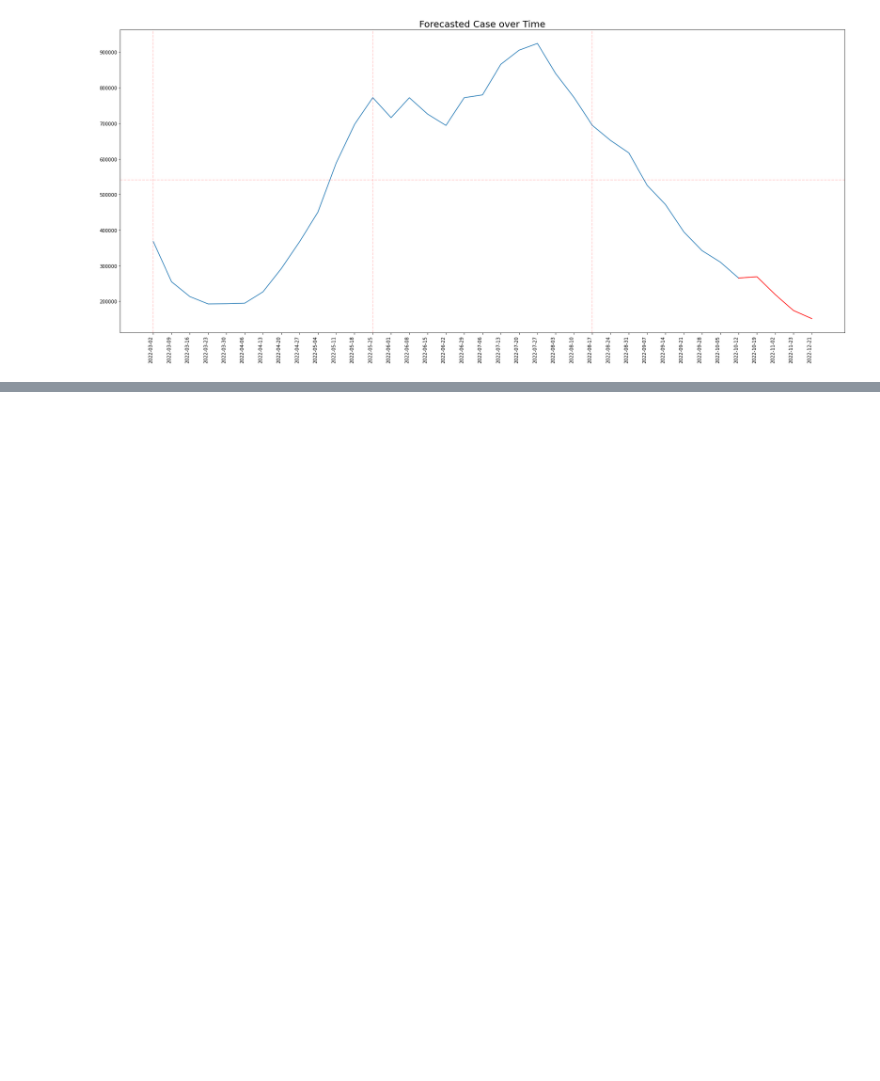
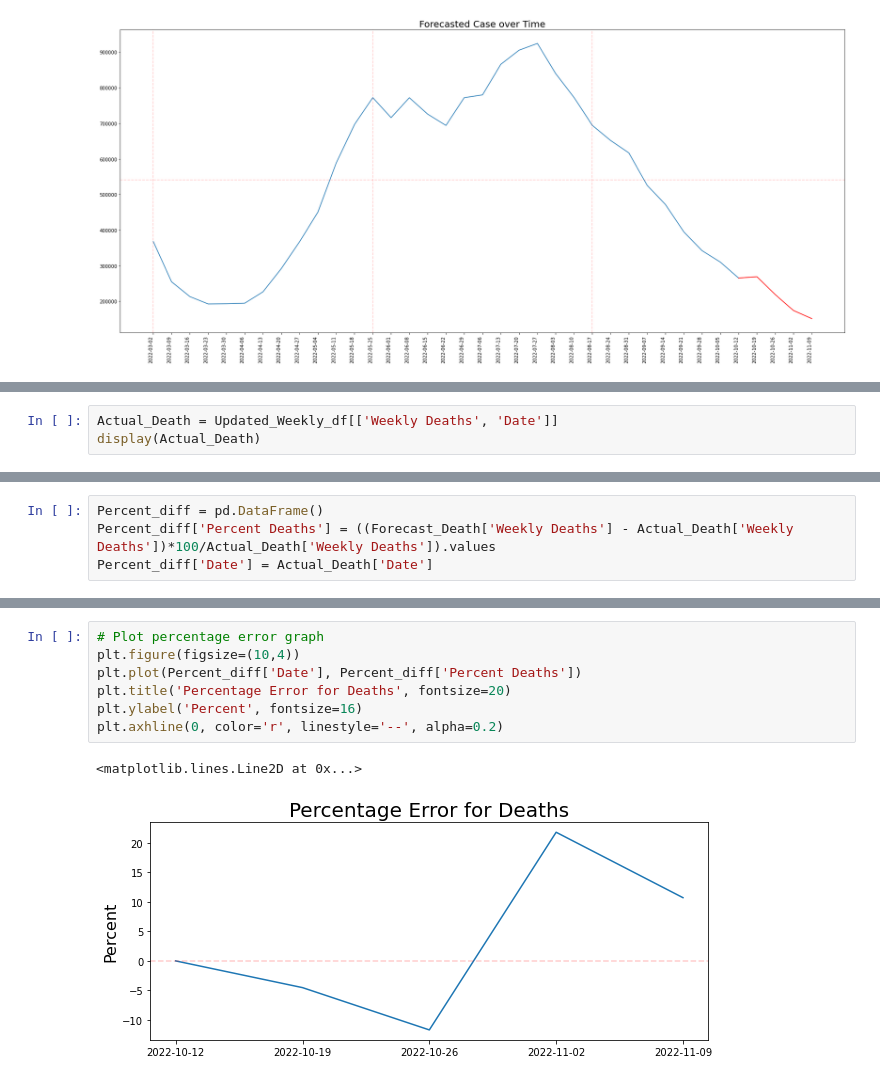
Before and after one commit to Lester0142/Covid_Data_Analysis, a Jupyter notebook: ARMA.ipynb, the cells around one changed output, grey strips where cells are left out. Drawn from its saved outputs; the diff is of its cells as text; blank space fills up the shorter version.

```diff
--- a/ARMA.ipynb
+++ b/ARMA.ipynb
@@ -408,0 +465,3 @@ plt.show()
+# %%
+Actual_Death = Updated_Weekly_df[['Weekly Deaths', 'Date']]
+display(Actual_Death)
@@ -408,0 +475,4 @@ plt.show()
+# %%
+Percent_diff = pd.DataFrame()
+Percent_diff['Percent Deaths'] = ((Forecast_Death['Weekly Deaths'] - Actual_Death['Weekly Deaths'])*100/Actual_Death['Weekly Deaths']).values
+Percent_diff['Date'] = Actual_Death['Date']
@@ -408,0 +488,10 @@ plt.show()
+# %%
+# Plot percentage error graph
+plt.figure(figsize=(10,4))
+plt.plot(Percent_diff['Date'], Percent_diff['Percent Deaths'])
+plt.title('Percentage Error for Deaths', fontsize=20)
+plt.ylabel('Percent', fontsize=16)
+plt.axhline(0, color='r', linestyle='--', alpha=0.2)
+# %% [output]
+<matplotlib.lines.Line2D at 0x...>
+[figure, added]
```
Also changed, not shown: parts of 12 cells of this notebook, 1 other file.
